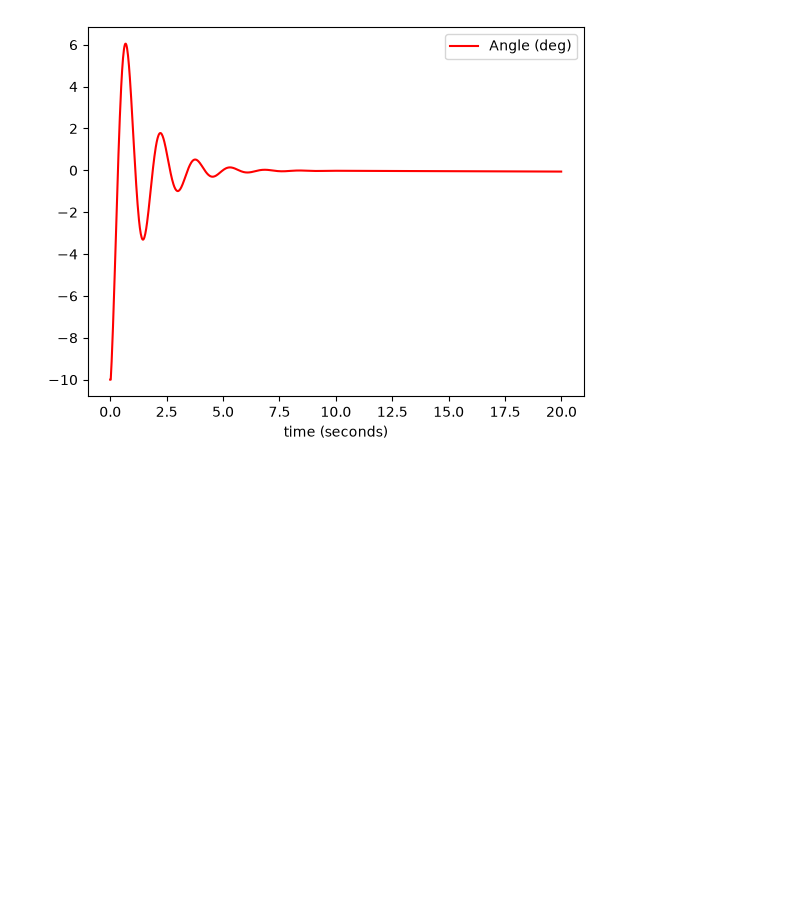
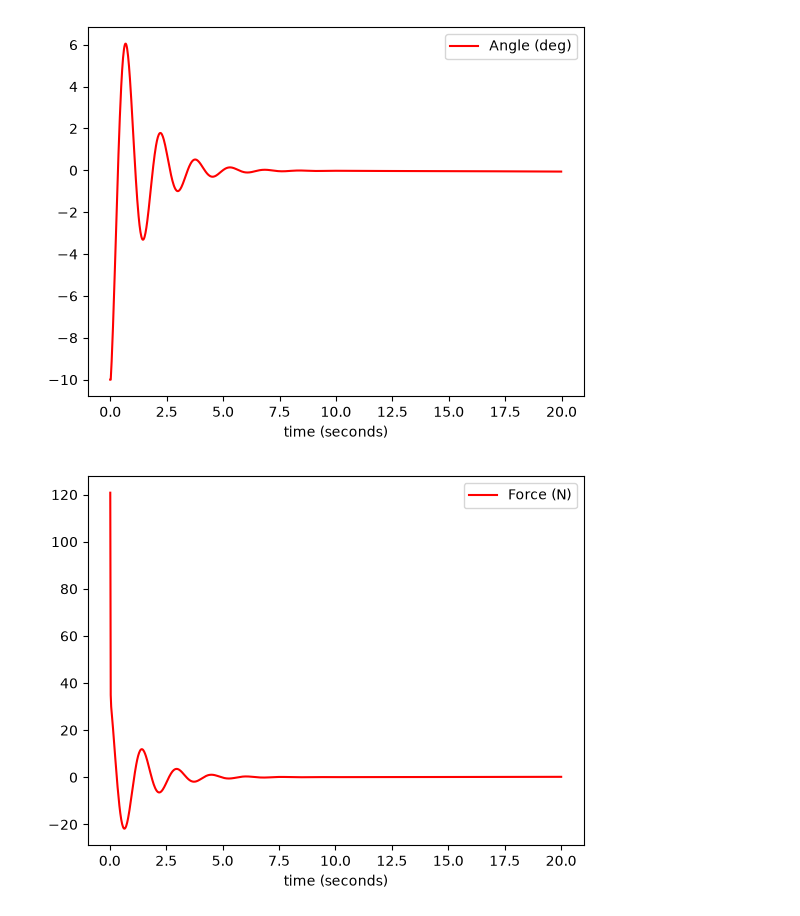
Before and after one commit to UniCT-ARSLab/arslabrobotics, a Jupyter notebook: examples/inverted_pendulum/inv_pendulum_control.ipynb, the cells around one changed output. Saved outputs shown, nothing was run; the diff lists cells and outputs as text; code cells hidden in the pictures; blank space fills up the shorter version.

```diff
--- a/examples/inverted_pendulum/inv_pendulum_control.ipynb
+++ b/examples/inverted_pendulum/inv_pendulum_control.ipynb
@@ -21,6 +21,10 @@ dpa = ar.data.DataPlotter()
 dpa.set_x("time (seconds)")
 dpa.add_y("angle", "Angle (deg)")
 
+dpf = ar.data.DataPlotter()
+dpf.set_x("time (seconds)")
+dpf.add_y("force", "Force (N)")
+
 dds = ar.dds.DDS()
 dds.start()
 
@@ -28,36 +32,41 @@ dds.subscribe(['start'])
 dds.wait('start')
 
 target = 0
-pendulum.phi = math.radians(-10)
+pendulum.set_angle(-math.radians(10))
 
 t = ar.utils.Time()
 t.start()
 while t.get() < 20:
 
     (p, v, angle, omega) = pendulum.get_status()
 
     dds.publish('position', p, ar.dds.DDS_TYPE_FLOAT)
     dds.publish('angle', angle, ar.dds.DDS_TYPE_FLOAT)
 
     dpp.append_x(t.get())
     dpp.append_y("pos", p)
 
     dpa.append_x(t.get())
     dpa.append_y("angle", math.degrees(angle))
 
     #dds.wait('tick')
     t.sleep(0.02)
 
     delta_t = t.elapsed()
 
     _in = controller.evaluate(delta_t, target - angle)
 
+    dpf.append_x(t.get())
+    dpf.append_y("force", _in)
+
     pendulum.evaluate(delta_t, _in)
 
 dpp.plot()
 dpa.plot()
+dpf.plot()
 
 dds.stop()
 # %% [output]
 [figure]
 [figure]
+[figure, added]
```
Also changed, not shown: 8 other files.
